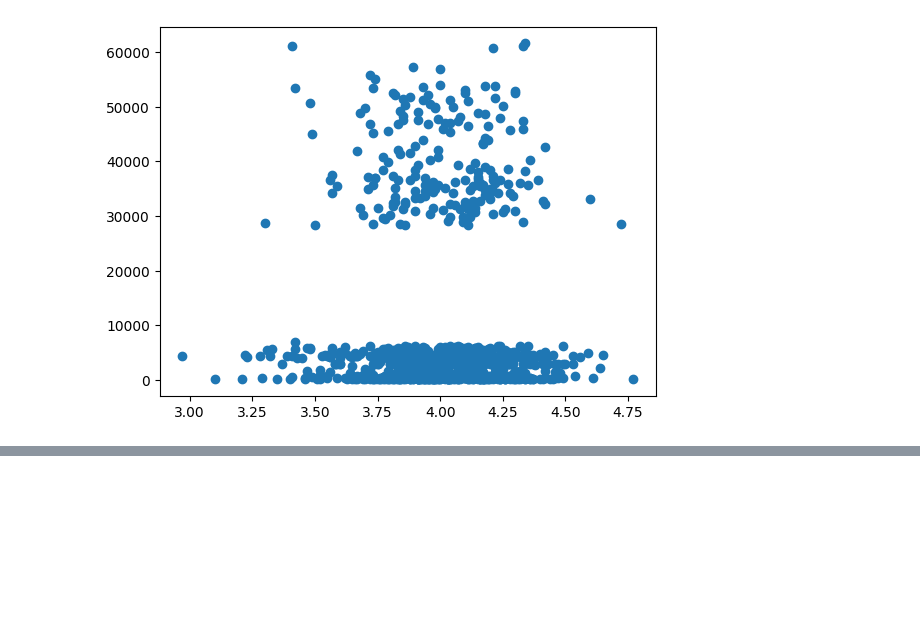
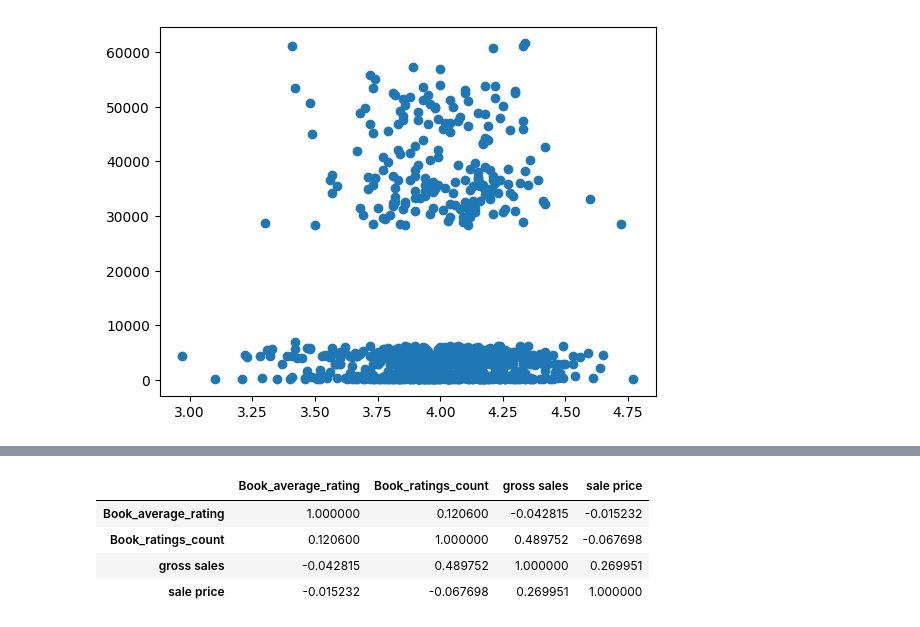
Before and after one commit to Laurentius96/Analysis_of_Book_Publication_Data, a Jupyter notebook: main.ipynb, the cells around one changed output, grey strips where cells are left out. Saved outputs shown, nothing was run; the diff lists cells and outputs as text; code cells hidden in the pictures; blank space fills up the shorter version.

```diff
--- a/main.ipynb
+++ b/main.ipynb
@@ -279,0 +303,11 @@ plt.scatter(df["Book_average_rating"], df["units sold"])
+# %%
+df[["Book_average_rating",
+   "Book_ratings_count",
+   "gross sales",
+   "sale price"]].corr()
+# %% [output]
+|  | Book_average_rating | Book_ratings_count | gross sales | sale price |
+| Book_average_rating | 1.000000 | 0.120600 | -0.042815 | -0.015232 |
+| Book_ratings_count | 0.120600 | 1.000000 | 0.489752 | -0.067698 |
+| gross sales | -0.042815 | 0.489752 | 1.000000 | 0.269951 |
+| sale price | -0.015232 | -0.067698 | 0.269951 | 1.000000 |
```
Also changed, not shown: parts of 4 cells of this notebook.
